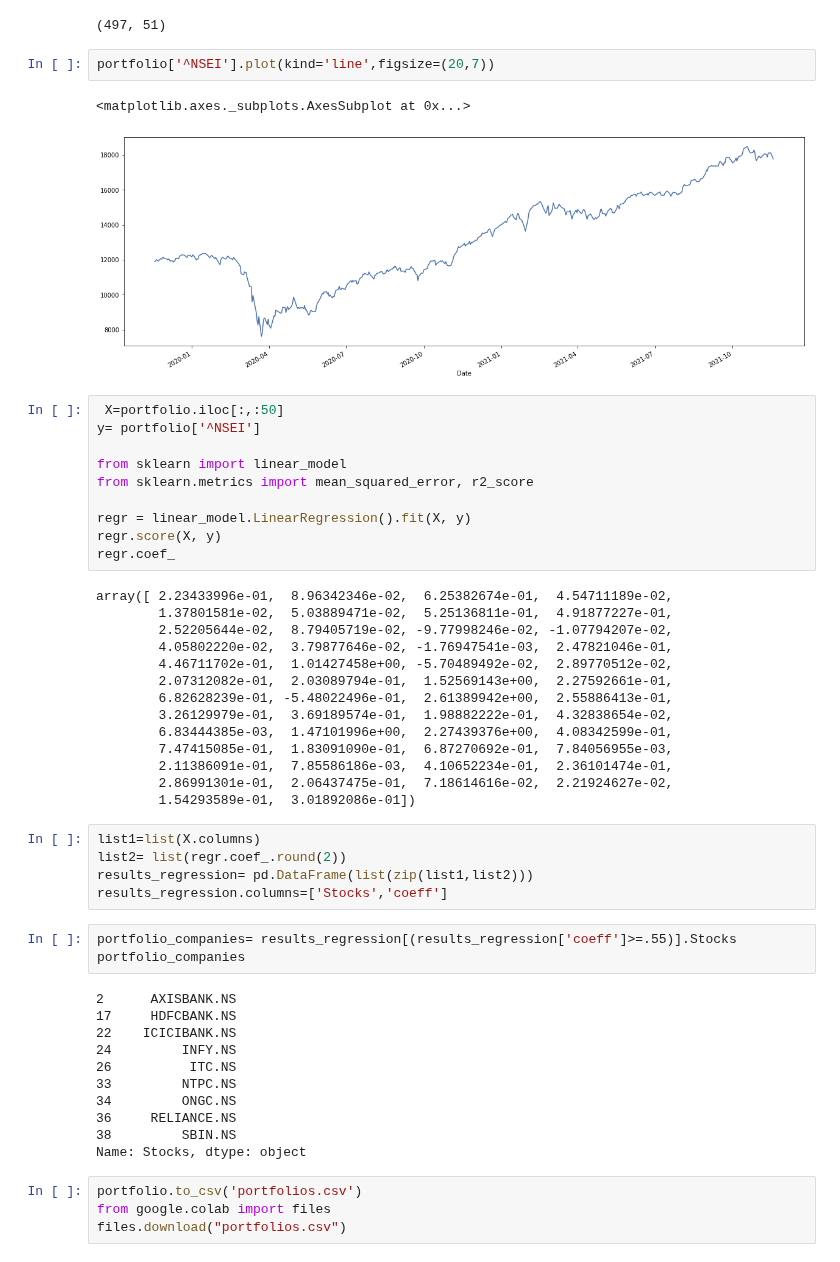
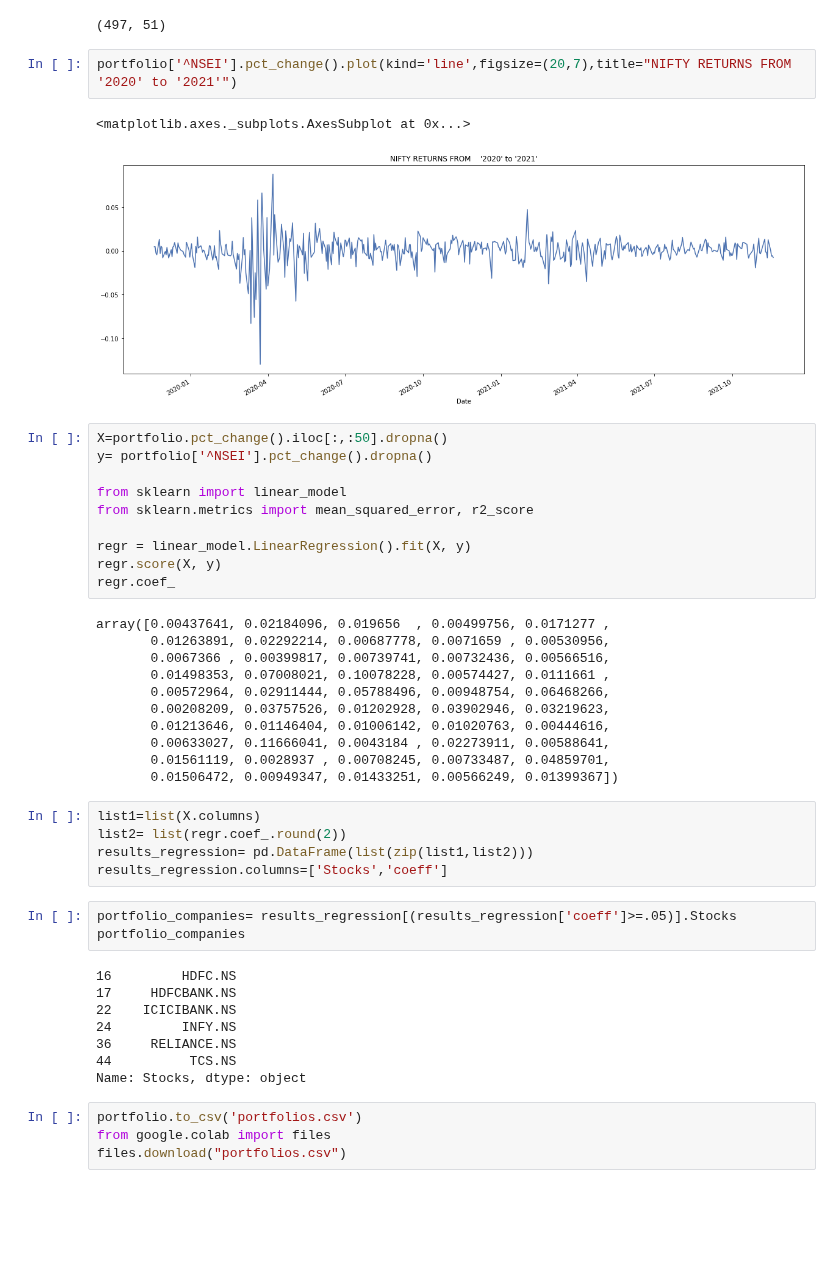
Before and after one commit to AMAYadav/PROJECTS-, a Jupyter notebook: Portfolio_optimization.ipynb, the cells around one changed output. Saved outputs shown, nothing was run; the diff lists cells and outputs as text; blank space fills up the shorter version.

```diff
--- a/Portfolio_optimization.ipynb
+++ b/Portfolio_optimization.ipynb
@@ -134,13 +118,13 @@ portfolio.shape
 # %% [output]
 (497, 51)
 # %%
-portfolio['^NSEI'].plot(kind='line',figsize=(20,7))
+portfolio['^NSEI'].pct_change().plot(kind='line',figsize=(20,7),title="NIFTY RETURNS FROM    '2020' to '2021'")
 # %% [output]
 <matplotlib.axes._subplots.AxesSubplot at 0x...>
-[figure, old version]
+[figure, new version]
 # %%
- X=portfolio.iloc[:,:50]
-y= portfolio['^NSEI']
+X=portfolio.pct_change().iloc[:,:50].dropna()
+y= portfolio['^NSEI'].pct_change().dropna()
 
 from sklearn import linear_model
 from sklearn.metrics import mean_squared_error, r2_score
@@ -149,37 +133,31 @@ regr = linear_model.LinearRegression().fit(X, y)
 regr.score(X, y)
 regr.coef_
 # %% [output]
-array([ 2.23433996e-01,  8.96342346e-02,  6.25382674e-01,  4.54711189e-02,
-        1.37801581e-02,  5.03889471e-02,  5.25136811e-01,  4.91877227e-01,
-        2.52205644e-02,  8.79405719e-02, -9.77998246e-02, -1.07794207e-02,
-        4.05802220e-02,  3.79877646e-02, -1.76947541e-03,  2.47821046e-01,
-        4.46711702e-01,  1.01427458e+00, -5.70489492e-02,  2.89770512e-02,
-        2.07312082e-01,  2.03089794e-01,  1.52569143e+00,  2.27592661e-01,
-        6.82628239e-01, -5.48022496e-01,  2.61389942e+00,  2.55886413e-01,
-        3.26129979e-01,  3.69189574e-01,  1.98882222e-01,  4.32838654e-02,
-        6.83444385e-03,  1.47101996e+00,  2.27439376e+00,  4.08342599e-01,
-        7.47415085e-01,  1.83091090e-01,  6.87270692e-01,  7.84056955e-03,
-        2.11386091e-01,  7.85586186e-03,  4.10652234e-01,  2.36101474e-01,
-        2.86991301e-01,  2.06437475e-01,  7.18614616e-02,  2.21924627e-02,
-        1.54293589e-01,  3.01892086e-01])
+array([0.00437641, 0.02184096, 0.019656  , 0.00499756, 0.0171277 ,
+       0.01263891, 0.02292214, 0.00687778, 0.0071659 , 0.00530956,
+       0.0067366 , 0.00399817, 0.00739741, 0.00732436, 0.00566516,
+       0.01498353, 0.07008021, 0.10078228, 0.00574427, 0.0111661 ,
+       0.00572964, 0.02911444, 0.05788496, 0.00948754, 0.06468266,
+       0.00208209, 0.03757526, 0.01202928, 0.03902946, 0.03219623,
+       0.01213646, 0.01146404, 0.01006142, 0.01020763, 0.00444616,
+       0.00633027, 0.11666041, 0.0043184 , 0.02273911, 0.00588641,
+       0.01561119, 0.0028937 , 0.00708245, 0.00733487, 0.04859701,
+       0.01506472, 0.00949347, 0.01433251, 0.00566249, 0.01399367])
 # %%
 list1=list(X.columns)
 list2= list(regr.coef_.round(2))
 results_regression= pd.DataFrame(list(zip(list1,list2)))
 results_regression.columns=['Stocks','coeff']
 # %%
-portfolio_companies= results_regression[(results_regression['coeff']>=.55)].Stocks
+portfolio_companies= results_regression[(results_regression['coeff']>=.05)].Stocks
 portfolio_companies
 # %% [output]
-2      AXISBANK.NS
+16         HDFC.NS
 17     HDFCBANK.NS
 22    ICICIBANK.NS
 24         INFY.NS
-26          ITC.NS
-33         NTPC.NS
-34         ONGC.NS
 36     RELIANCE.NS
-38         SBIN.NS
+44          TCS.NS
 Name: Stocks, dtype: object
 # %%
 portfolio.to_csv('portfolios.csv')
```
Also changed, not shown: parts of 22 cells of this notebook.
